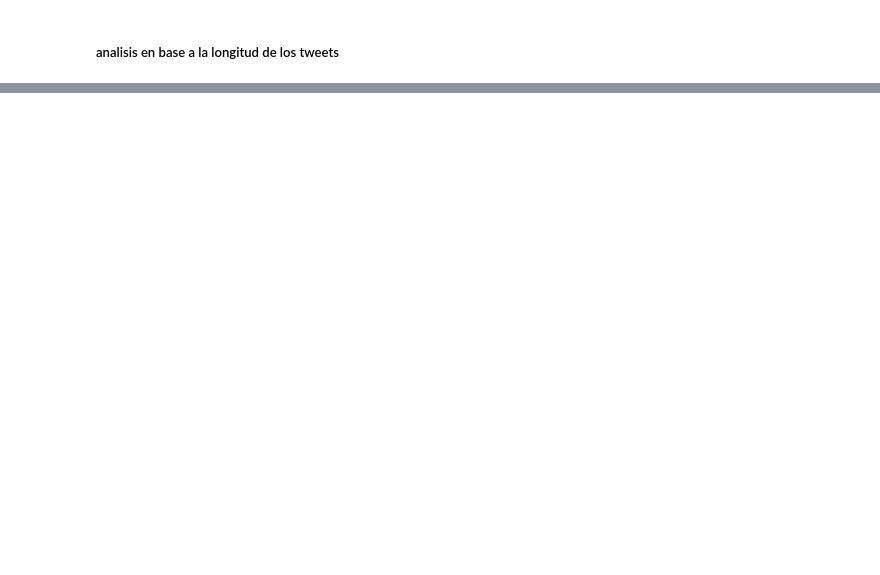
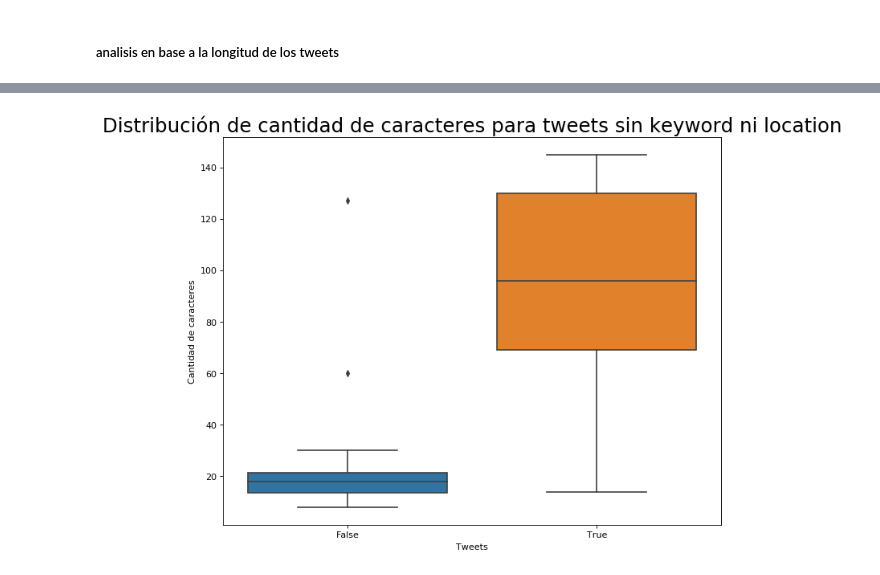
Before and after one commit to NicoGarofalo/TPDatos, a Jupyter notebook: TP1.ipynb, the cells around one changed output, grey strips where cells are left out. Cells and saved outputs as stored; diff of their text form; code cells hidden in the pictures; blank space fills up the shorter version.

```diff
--- a/TP1.ipynb
+++ b/TP1.ipynb
@@ -534,8 +940,10 @@ tw_slice_target_len
 # %%
 #Boxplot para cantidad de caracteres de tweets sin keyword ni location
 plt.figure(figsize=(10,8), dpi= 80)
-violin = sns.boxplot(x='target', y='len_txt', data=tw_slice_target_len)
+boxplot = sns.boxplot(x='target', y='len_txt', data=tw_slice_target_len)
 plt.title('Distribución de cantidad de caracteres para tweets sin keyword ni location', fontsize=22)
-violin.set_xlabel('Tweets')
-violin.set_ylabel('Cantidad de caracteres')
+boxplot.set_xlabel('Tweets')
+boxplot.set_ylabel('Cantidad de caracteres')
 plt.show()
+# %% [output]
+[figure, added]
```
Also changed, not shown: parts of 51 cells of this notebook.
